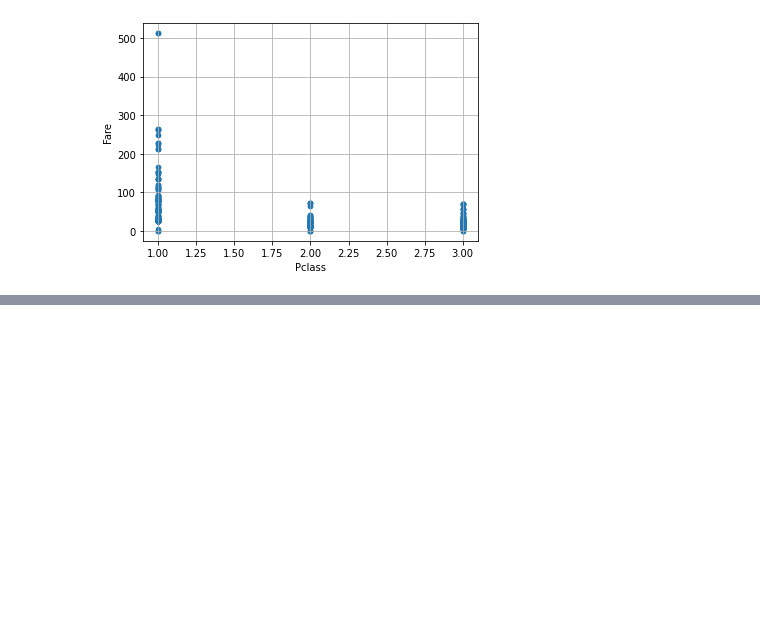
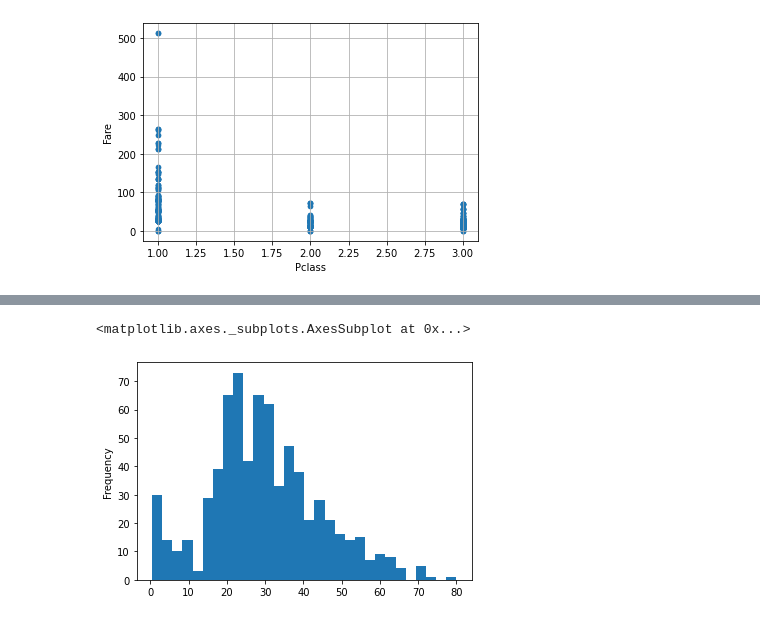
Before and after one commit to wodnjse/machine-learning, a Jupyter notebook: machine_learning_titanic_01.ipynb, the cells around one changed output, grey strips where cells are left out. Cells and saved outputs as stored; diff of their text form; code cells hidden in the pictures; blank space fills up the shorter version.

```diff
--- a/machine_learning_titanic_01.ipynb
+++ b/machine_learning_titanic_01.ipynb
@@ -107,0 +123,8 @@ data.plot(x="Pclass", y="Fare", kind='scatter', grid=True)
+# %%
+# 승객 연령대별 분포 시각화 (히스토그램)
+data['Age'].plot(kind='hist',bins=30) # bin = 막대그래프의 폭
+
+# 20대에서 40대 사이에 사람들이 많이 분포된 것을 볼 수 있다
+# %% [output]
+<matplotlib.axes._subplots.AxesSubplot at 0x...>
+[figure, added]
```
Also changed, not shown: parts of 4 cells of this notebook.
